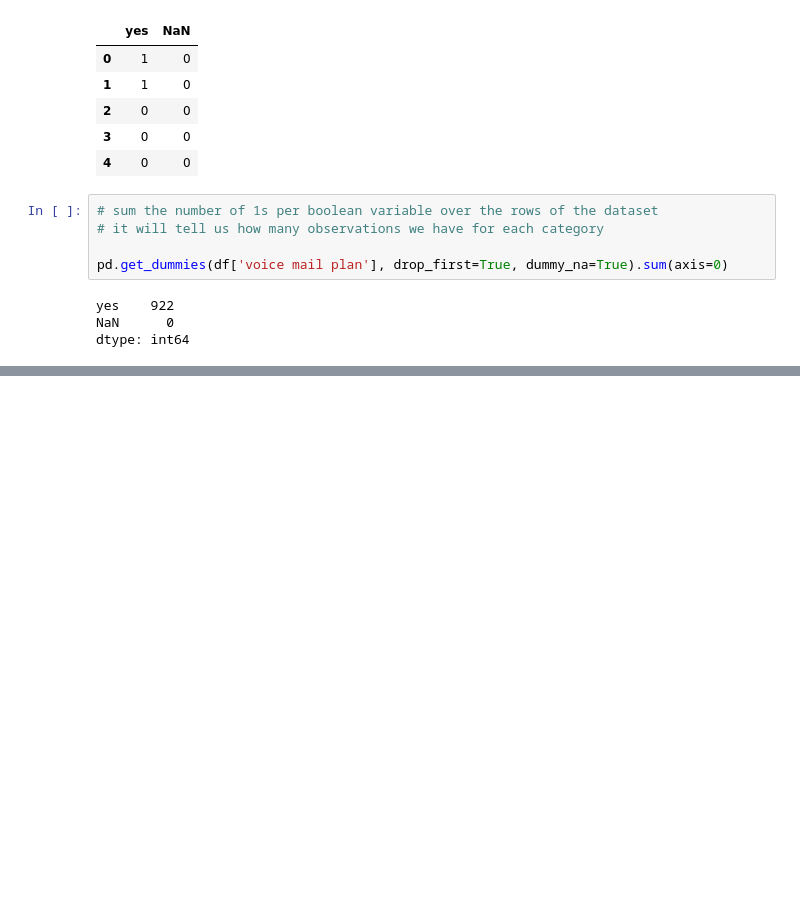
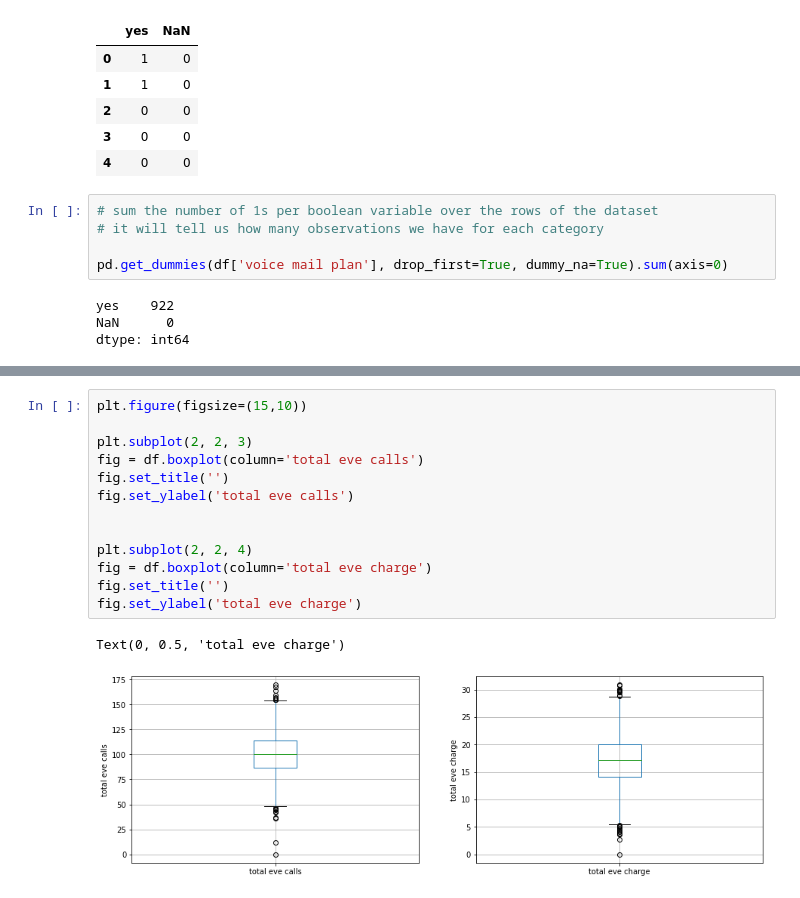
Before and after one commit to NicholasKIRUI/Moringa-Data-Science-Course-Phase-3-Project, a Jupyter notebook: index.ipynb, the cells around one changed output, grey strips where cells are left out. Cells and saved outputs as stored; diff of their text form; blank space fills up the shorter version.

```diff
--- a/index.ipynb
+++ b/index.ipynb
@@ -472,0 +643,16 @@ dtype: int64
+# %%
+plt.figure(figsize=(15,10))
+
+plt.subplot(2, 2, 3)
+fig = df.boxplot(column='total eve calls')
+fig.set_title('')
+fig.set_ylabel('total eve calls')
+
+
+plt.subplot(2, 2, 4)
+fig = df.boxplot(column='total eve charge')
+fig.set_title('')
+fig.set_ylabel('total eve charge')
+# %% [output]
+Text(0, 0.5, 'total eve charge')
+[figure, added]
```
Also changed, not shown: parts of 36 cells of this notebook.
